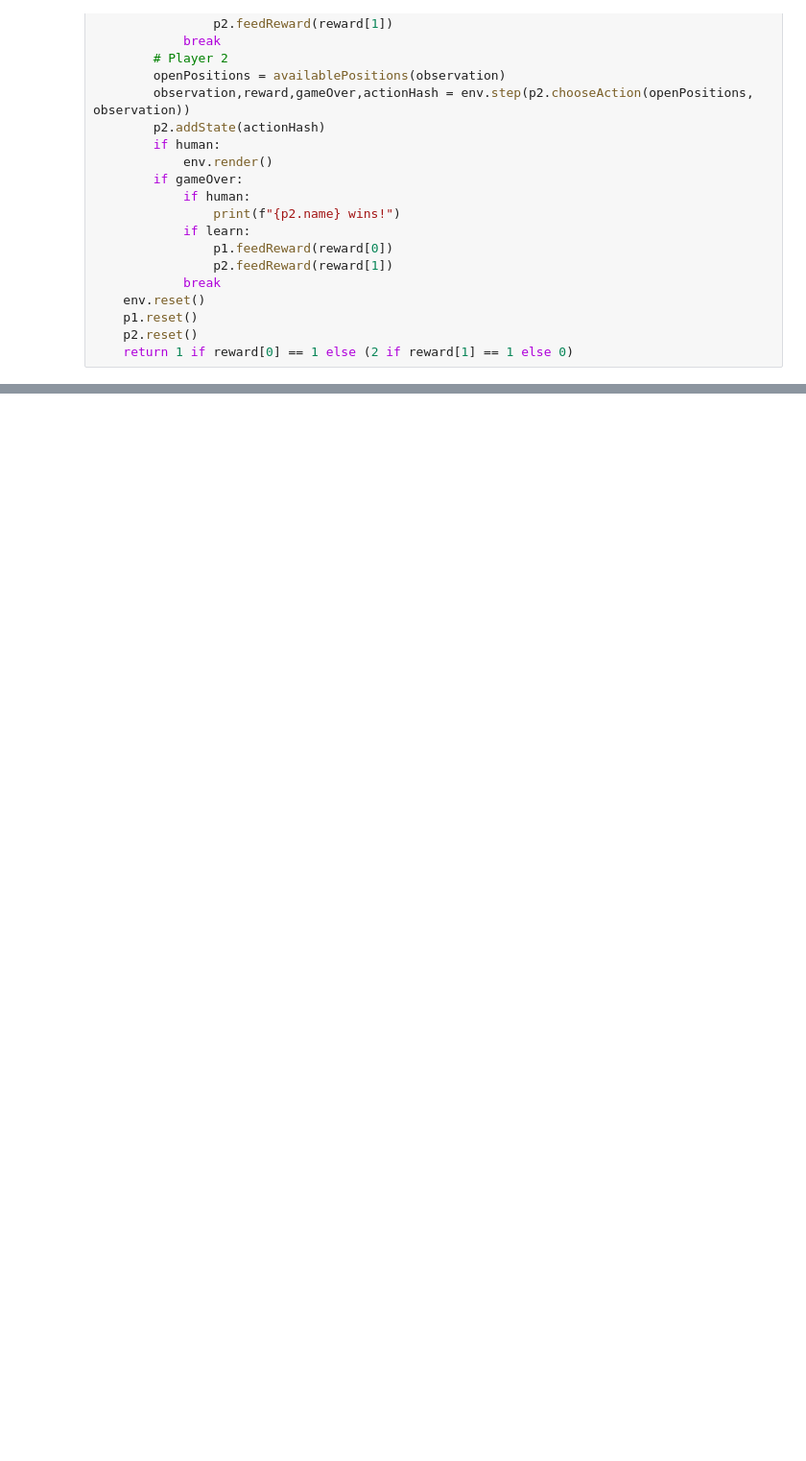
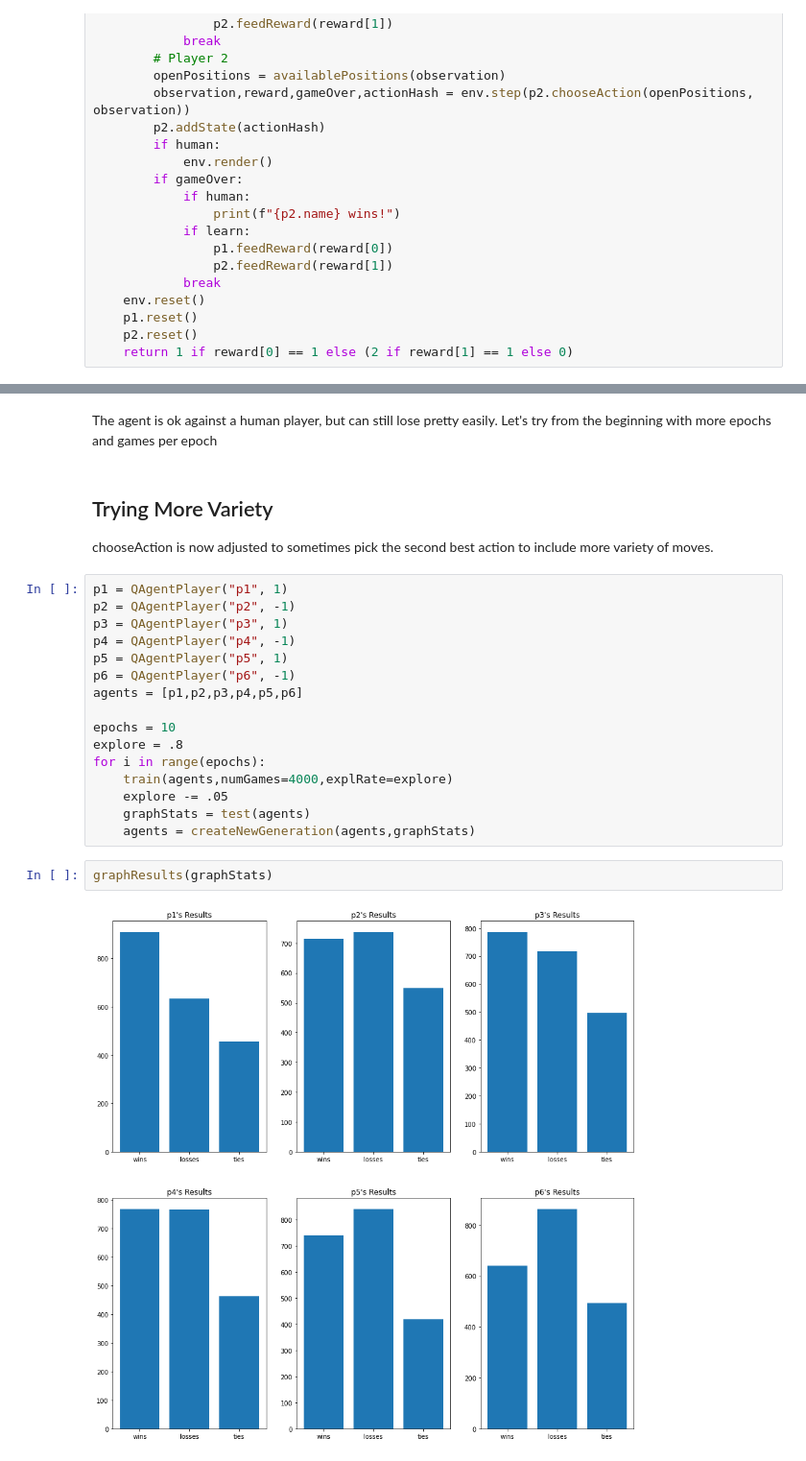
Before and after one commit to ethana1234/senior-project-MARL, a Jupyter notebook: agent_code/tictactoe2.ipynb, the cells around one changed output, grey strips where cells are left out. Shown at 96% size. Cells and saved outputs as stored; diff of their text form; blank space fills up the shorter version.

```diff
--- a/agent_code/tictactoe2.ipynb
+++ b/agent_code/tictactoe2.ipynb
@@ -407,0 +477,26 @@ startGame(p1, p2, env)
+# %% [markdown]
+The agent is ok against a human player, but can still lose pretty easily. Let's try from the beginning with more epochs and games per epoch
+# %% [markdown]
+## Trying More Variety
+
+chooseAction is now adjusted to sometimes pick the second best action to include more variety of moves.
+# %%
+p1 = QAgentPlayer("p1", 1)
+p2 = QAgentPlayer("p2", -1)
+p3 = QAgentPlayer("p3", 1)
+p4 = QAgentPlayer("p4", -1)
+p5 = QAgentPlayer("p5", 1)
+p6 = QAgentPlayer("p6", -1)
+agents = [p1,p2,p3,p4,p5,p6]
+
+epochs = 10
+explore = .8
+for i in range(epochs):
+    train(agents,numGames=4000,explRate=explore)
+    explore -= .05
+    graphStats = test(agents)
+    agents = createNewGeneration(agents,graphStats)
+# %%
+graphResults(graphStats)
+# %% [output]
+[figure, added]
```
Also changed, not shown: parts of 26 cells of this notebook, 16 other files.
